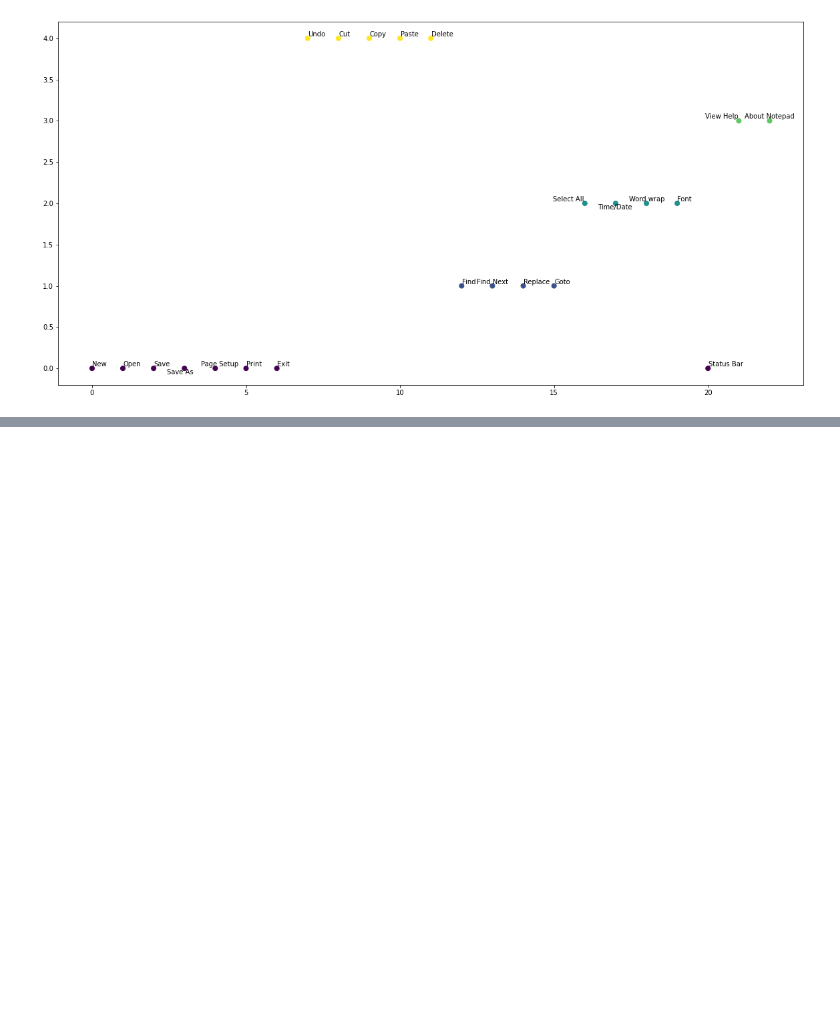
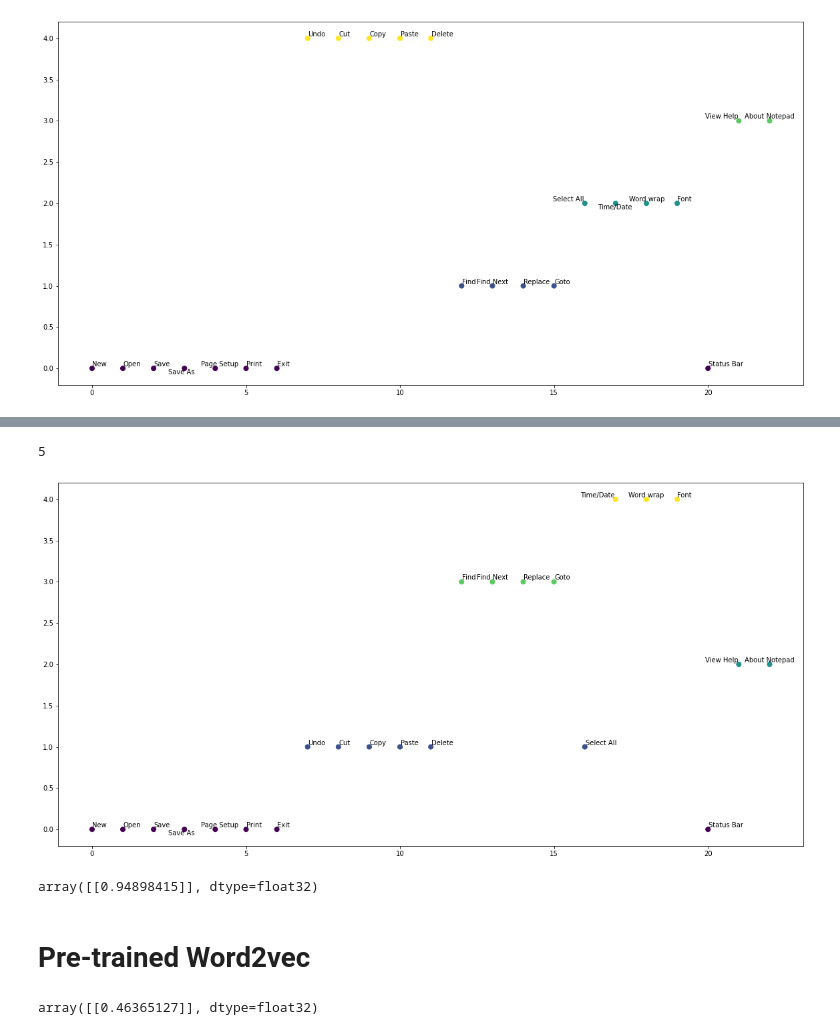
Before and after one commit to kargaranamir/Menu2vec, a Jupyter notebook: Explore.ipynb, the cells around one changed output, grey strips where cells are left out. Saved outputs shown, nothing was run; the diff lists cells and outputs as text; code cells hidden in the pictures; blank space fills up the shorter version.

```diff
--- a/Explore.ipynb
+++ b/Explore.ipynb
@@ -38,0 +140,33 @@ adjust_text(texts) #adjusting annotations
+# %%
+G2 = nx.Graph()
+for i in nodes_list:
+    for j in nodes_list:
+        if i!=j:
+            G2.add_edge(i, j, weight= cosine_similarity(model.wv.get_vector(i).reshape(1,-1), model.wv.get_vector(j).reshape(1,-1)))
+# %%
+'''Matrix creation'''
+adj_matrix2 = nx.to_numpy_matrix(G2) #Converts graph to an adj matrix with adj_matrix[i][j] represents weight between node i,j.
+nodes_list2 = list(G2.nodes()) #returns a list of nodes with index mapping with the a
+number_of_nodes2 = len(nodes_list2)
+nodes_list_index2 = list(range(number_of_nodes2))
+n_clusters2 = int(np.ceil(np.log2(number_of_nodes2)))
+
+'''Spectral Clustering'''
+clusters2 = SpectralClustering(affinity = 'precomputed', assign_labels="discretize",random_state=5,n_clusters=n_clusters2).fit_predict(adj_matrix2)
+
+
+'''Figure'''
+figure2 = plt.gcf() # get current figure
+figure2.set_size_inches(20, 10)
+plt.scatter(nodes_list_index2,clusters2,c=clusters2, s=50, cmap='viridis')
+texts2 = [plt.text(nodes_list_index2[i], clusters2[i], txt , ha='center', va='center') for i, txt in enumerate(nodes_list2)]
+adjust_text(texts2) #adjusting annotations
+# %% [output]
+5
+[figure, added]
+# %%
+wordsim('Cut', 'Select All')
+# %% [output]
+array([[0.94898415]], dtype=float32)
+# %% [markdown]
+# Pre-trained Word2vec
@@ -38,0 +179,4 @@ adjust_text(texts) #adjusting annotations
+# %%
+cosine_similarity(X, Y)
+# %% [output]
+array([[0.46365127]], dtype=float32)
```
Also changed, not shown: parts of 15 cells of this notebook.
